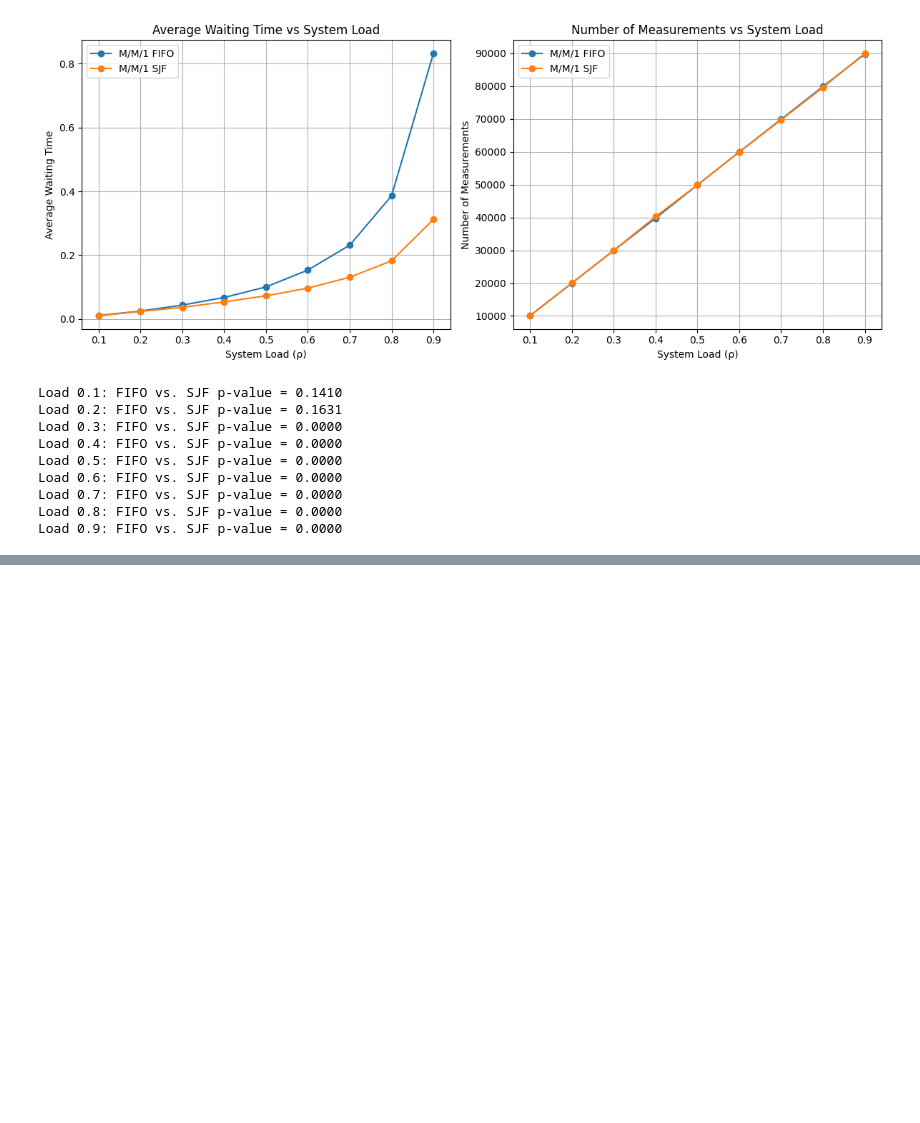
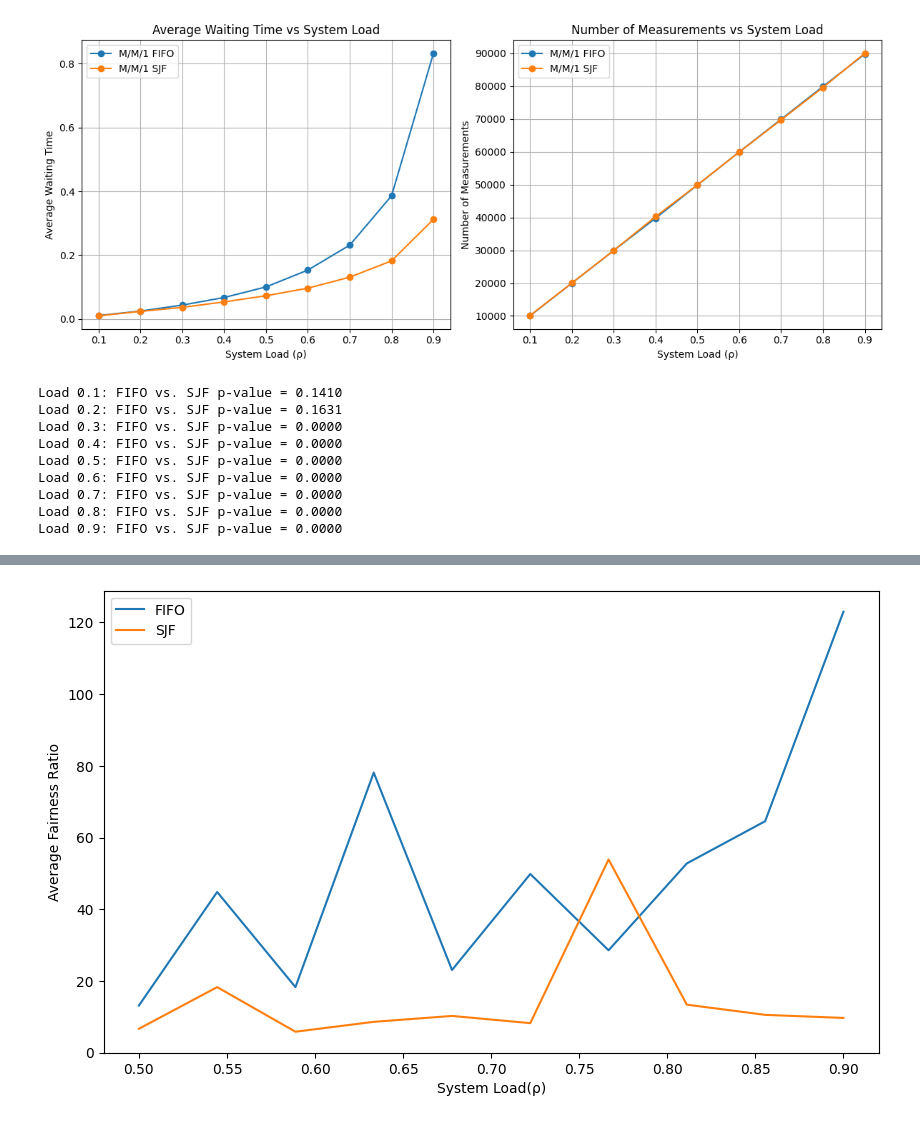
Before and after one commit to jazminli/DES-Simulation-Assignment2, a Jupyter notebook: DES.ipynb, the cells around one changed output, grey strips where cells are left out. Cells and saved outputs as stored; diff of their text form; code cells hidden in the pictures; blank space fills up the shorter version.

```diff
--- a/DES.ipynb
+++ b/DES.ipynb
@@ -264,0 +334,62 @@ Load 0.9: FIFO vs. SJF p-value = 0.0000
+# %%
+# faireness
+def simulate_queue_fairness(lambda_rate, mu_rate, SIM_TIME, is_sjf=False):
+    FEL = [(random.expovariate(lambda_rate), 'arrival', random.expovariate(mu_rate))]
+    sjf_queue = []
+
+    current_time = 0
+    num_in_queue = 0
+
+    fairness_ratios = []  #Stores the ratio of waiting time to service time for each job
+
+    while current_time < SIM_TIME:
+        event_time, event_type, job_size = heapq.heappop(FEL)
+        current_time = event_time
+
+        if event_type == 'arrival':
+            heapq.heappush(FEL, (current_time + random.expovariate(lambda_rate), 'arrival', random.expovariate(mu_rate)))
+            if num_in_queue == 0:
+                heapq.heappush(FEL, (current_time + job_size, 'departure', job_size))
+            else:
+                if is_sjf:
+                    heapq.heappush(sjf_queue, (job_size, current_time, 'arrival'))
+                else:
+                    sjf_queue.append((job_size, current_time, 'arrival'))
+            num_in_queue += 1
+        elif event_type == 'departure':
+            if num_in_queue > 0:
+                num_in_queue -= 1
+                if num_in_queue > 0:
+                    if is_sjf:
+                        next_job_size, next_arrival_time, _ = heapq.heappop(sjf_queue)
+                    else:
+                        next_job_size, next_arrival_time, _ = sjf_queue.pop(0)
+                    wait_time = current_time - next_arrival_time
+                    fairness_ratio = wait_time / next_job_size if next_job_size > 0 else 0
+                    fairness_ratios.append(fairness_ratio)
+                    heapq.heappush(FEL, (current_time + next_job_size, 'departure', next_job_size))
+
+    avg_fairness_ratio = sum(fairness_ratios) / len(fairness_ratios) if fairness_ratios else 0
+    return avg_fairness_ratio
+
+avg_fairness_ratios_fifo = []
+avg_fairness_ratios_sjf = []
+
+for rho in rho_values:
+    new_lambda_rate = rho * mu_rate
+    avg_fairness_ratio_fifo = simulate_queue_fairness(new_lambda_rate, mu_rate, SIM_TIME, is_sjf=False)
+    avg_fairness_ratio_sjf = simulate_queue_fairness(new_lambda_rate, mu_rate, SIM_TIME, is_sjf=True)
+
+    avg_fairness_ratios_fifo.append(avg_fairness_ratio_fifo)
+    avg_fairness_ratios_sjf.append(avg_fairness_ratio_sjf)
+
+plt.figure(figsize=(10, 6))
+plt.plot(rho_values, avg_fairness_ratios_fifo, label='FIFO')
+plt.plot(rho_values, avg_fairness_ratios_sjf, label='SJF')
+plt.xlabel('System Load(ρ)')
+plt.ylabel('Average Fairness Ratio')
+#plt.title('Average Fairness Ratio vs System Load')
+plt.legend()
+plt.show()
+# %% [output]
+[figure, added]
```
Also changed, not shown: parts of 4 cells of this notebook.
